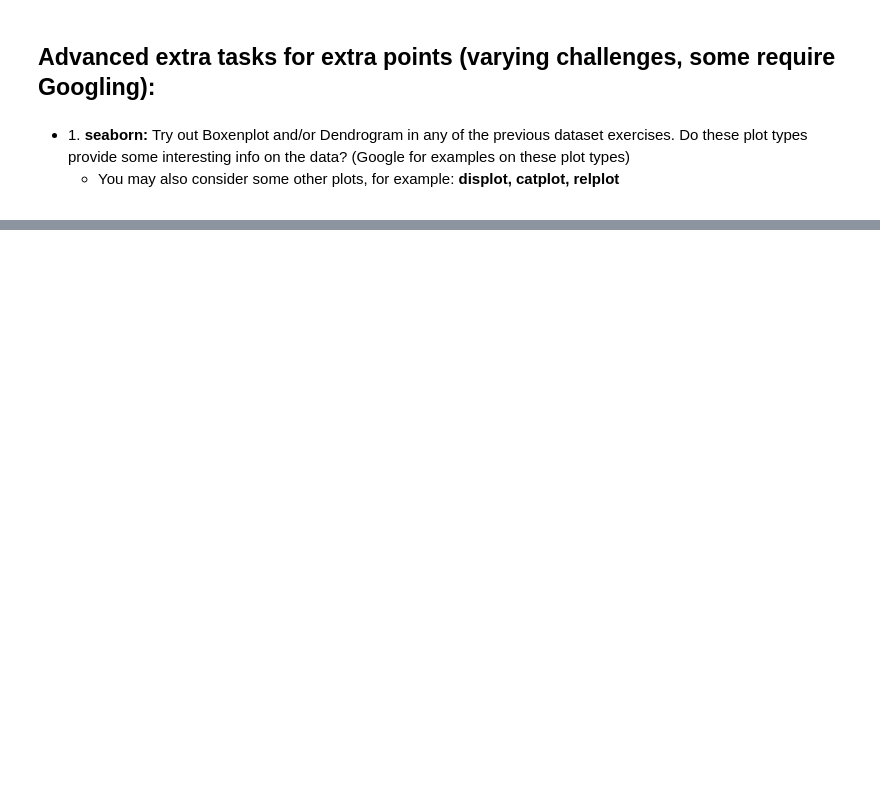
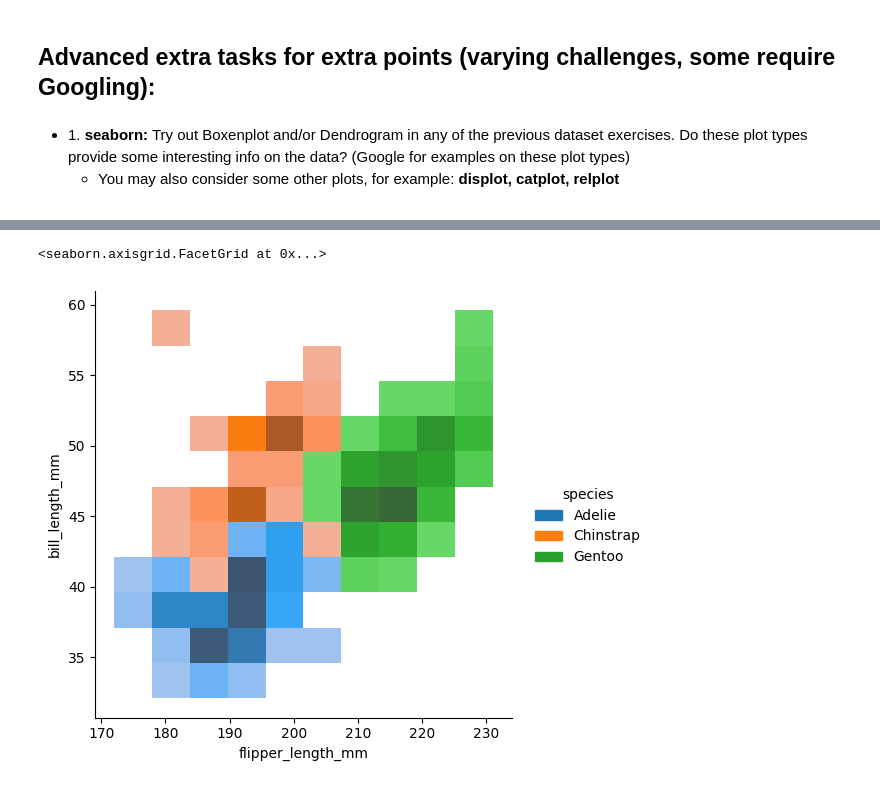
Before and after one commit to jehuhta/Intro_Data_Analytics_Huhta_Jeremy_Spring2025, a Jupyter notebook: Exercises_3_Seaborn/DataAnalyticsExerciseSet3.ipynb, the cells around one changed output, grey strips where cells are left out. Cells and saved outputs as stored; diff of their text form; code cells hidden in the pictures; blank space fills up the shorter version.

```diff
--- a/Exercises_3_Seaborn/DataAnalyticsExerciseSet3.ipynb
+++ b/Exercises_3_Seaborn/DataAnalyticsExerciseSet3.ipynb
@@ -783,3 +807,14 @@ the data? (Google for examples on these plot types)</li>
+# %%
+# Trying out displot using the penguins dataset.
+df = sns.load_dataset('penguins')
+sns.displot(x='flipper_length_mm', y='bill_length_mm', hue='species', data= df)
+
+# Student observation:
+# I can see this being useful too, but for simple EDA, I think I will stick
+# with the scatterplot.
+# %% [output]
+<seaborn.axisgrid.FacetGrid at 0x...>
+[figure, added]
 # %% [markdown]
 <ul>
 <li><b>2. Use the "titanic" dataset from the seaborn datasets
```
Also changed, not shown: parts of 9 cells of this notebook, 2 other files.
